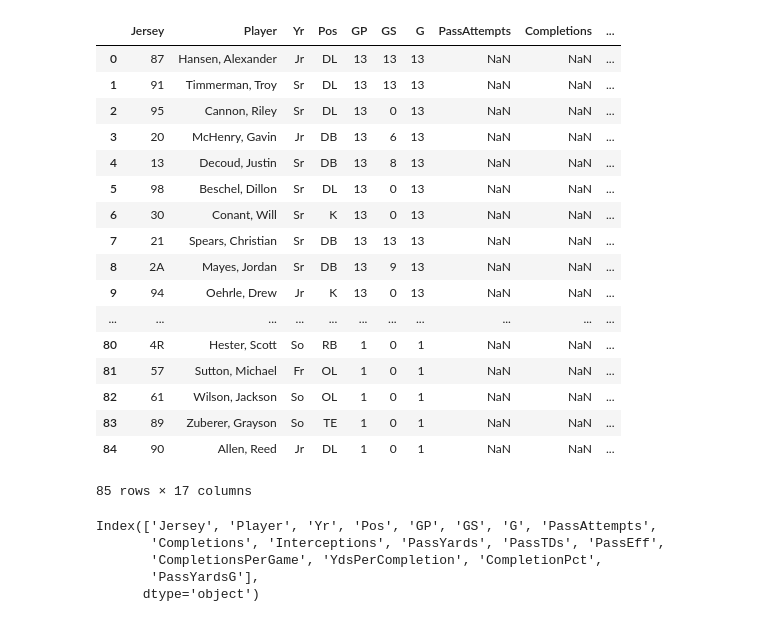
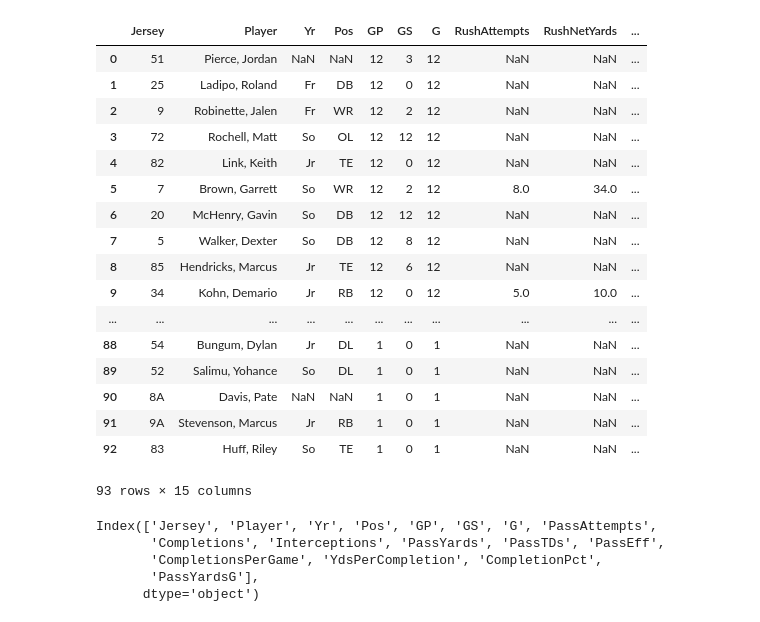
Before and after one commit to cjohns38/ncaafootball, a Jupyter notebook: Testing.ipynb, the cells around one changed output. Cells and saved outputs as stored; diff of their text form; code cells hidden in the pictures.

Commit message:
Added rushing table

```diff
--- a/Testing.ipynb
+++ b/Testing.ipynb
@@ -2,4 +3,6 @@
 import pandas as pd
 import requests, scrapy
+# %%
+data = pd.read_csv(os.path.join("Links", 'teaminfolinks.csv'))
 # %%
-data = pd.read_csv('StatsLinks.csv').to_dict(orient='record')
+data = data[data['key'] == 'stats'].to_dict(orient='record')
@@ -32,4 +31,4 @@ def table_cleaner(html, target_table, trim_n_rows = 0):
     table.rename(columns = columnNamesFixed, inplace = True)
     return table[:-trim_n_rows].iloc[:,:stop_index]
 # %%
-#r = requests.get(data[0]['Link'])
+r = requests.get(data[0]['link'])
@@ -36,24 +62,24 @@ def table_cleaner(html, target_table, trim_n_rows = 0):
 # %%
-table_cleaner(r.content, 2, 3)
+table_cleaner(r.content, 2, 1)
 # %% [output]
-|  | Jersey | Player | Yr | Pos | GP | GS | G | PassAttempts | Completions | ... |
-| 0 | 87 | Hansen, Alexander | Jr | DL | 13 | 13 | 13 | NaN | NaN | ... |
-| 1 | 91 | Timmerman, Troy | Sr | DL | 13 | 13 | 13 | NaN | NaN | ... |
-| 2 | 95 | Cannon, Riley | Sr | DL | 13 | 0 | 13 | NaN | NaN | ... |
-| 3 | 20 | McHenry, Gavin | Jr | DB | 13 | 6 | 13 | NaN | NaN | ... |
-| 4 | 13 | Decoud, Justin | Sr | DB | 13 | 8 | 13 | NaN | NaN | ... |
-| 5 | 98 | Beschel, Dillon | Sr | DL | 13 | 0 | 13 | NaN | NaN | ... |
-| 6 | 30 | Conant, Will | Sr | K | 13 | 0 | 13 | NaN | NaN | ... |
-| 7 | 21 | Spears, Christian | Sr | DB | 13 | 13 | 13 | NaN | NaN | ... |
-| 8 | 2A | Mayes, Jordan | Sr | DB | 13 | 9 | 13 | NaN | NaN | ... |
-| 9 | 94 | Oehrle, Drew | Jr | K | 13 | 0 | 13 | NaN | NaN | ... |
+|  | Jersey | Player | Yr | Pos | GP | GS | G | RushAttempts | RushNetYards | ... |
+| 0 | 51 | Pierce, Jordan | NaN | NaN | 12 | 3 | 12 | NaN | NaN | ... |
+| 1 | 25 | Ladipo, Roland | Fr | DB | 12 | 0 | 12 | NaN | NaN | ... |
+| 2 | 9 | Robinette, Jalen | Fr | WR | 12 | 2 | 12 | NaN | NaN | ... |
+| 3 | 72 | Rochell, Matt | So | OL | 12 | 12 | 12 | NaN | NaN | ... |
+| 4 | 82 | Link, Keith | Jr | TE | 12 | 0 | 12 | NaN | NaN | ... |
+| 5 | 7 | Brown, Garrett | So | WR | 12 | 2 | 12 | 8.0 | 34.0 | ... |
+| 6 | 20 | McHenry, Gavin | So | DB | 12 | 12 | 12 | NaN | NaN | ... |
+| 7 | 5 | Walker, Dexter | So | DB | 12 | 8 | 12 | NaN | NaN | ... |
+| 8 | 85 | Hendricks, Marcus | Jr | TE | 12 | 6 | 12 | NaN | NaN | ... |
+| 9 | 34 | Kohn, Demario | Jr | RB | 12 | 0 | 12 | 5.0 | 10.0 | ... |
 | ... | ... | ... | ... | ... | ... | ... | ... | ... | ... | ... |
-| 80 | 4R | Hester, Scott | So | RB | 1 | 0 | 1 | NaN | NaN | ... |
-| 81 | 57 | Sutton, Michael | Fr | OL | 1 | 0 | 1 | NaN | NaN | ... |
-| 82 | 61 | Wilson, Jackson | So | OL | 1 | 0 | 1 | NaN | NaN | ... |
-| 83 | 89 | Zuberer, Grayson | So | TE | 1 | 0 | 1 | NaN | NaN | ... |
-| 84 | 90 | Allen, Reed | Jr | DL | 1 | 0 | 1 | NaN | NaN | ... |
+| 88 | 54 | Bungum, Dylan | Jr | DL | 1 | 0 | 1 | NaN | NaN | ... |
+| 89 | 52 | Salimu, Yohance | So | DL | 1 | 0 | 1 | NaN | NaN | ... |
+| 90 | 8A | Davis, Pate | NaN | NaN | 1 | 0 | 1 | NaN | NaN | ... |
+| 91 | 9A | Stevenson, Marcus | Jr | RB | 1 | 0 | 1 | NaN | NaN | ... |
+| 92 | 83 | Huff, Riley | So | TE | 1 | 0 | 1 | NaN | NaN | ... |
-85 rows × 17 columns
+93 rows × 15 columns
 # %%
 # %% [output]
 Index(['Jersey', 'Player', 'Yr', 'Pos', 'GP', 'GS', 'G', 'PassAttempts',
```
Also changed, not shown: parts of 5 cells of this notebook, 8 other files.
